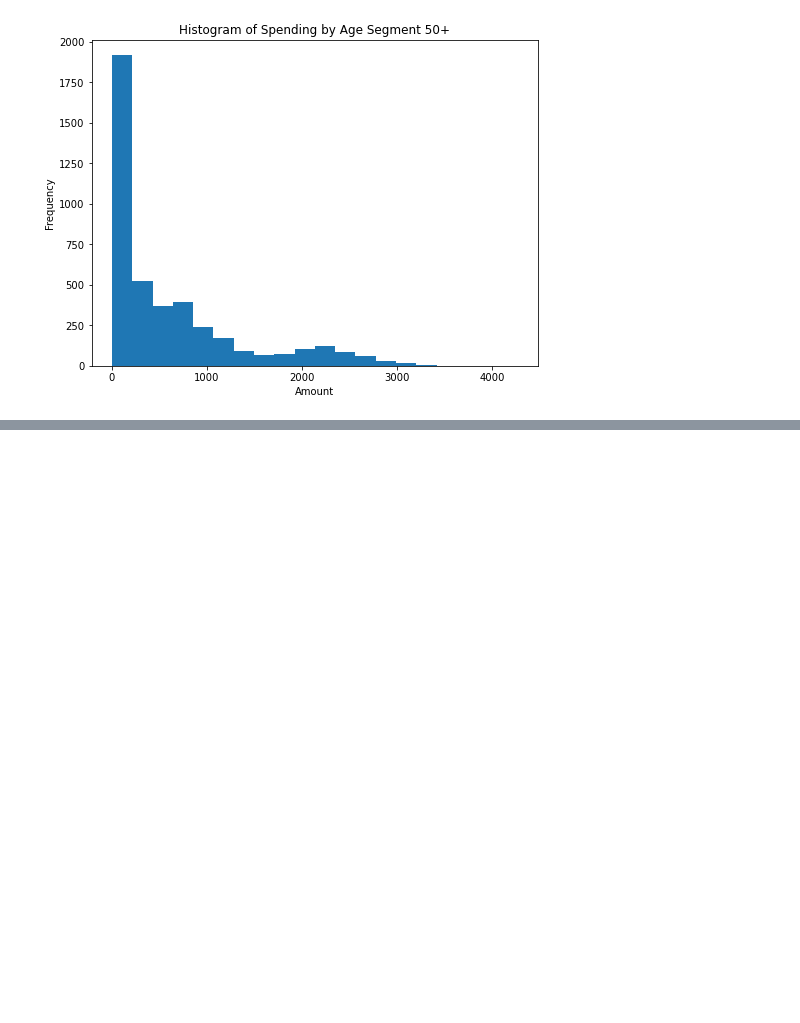
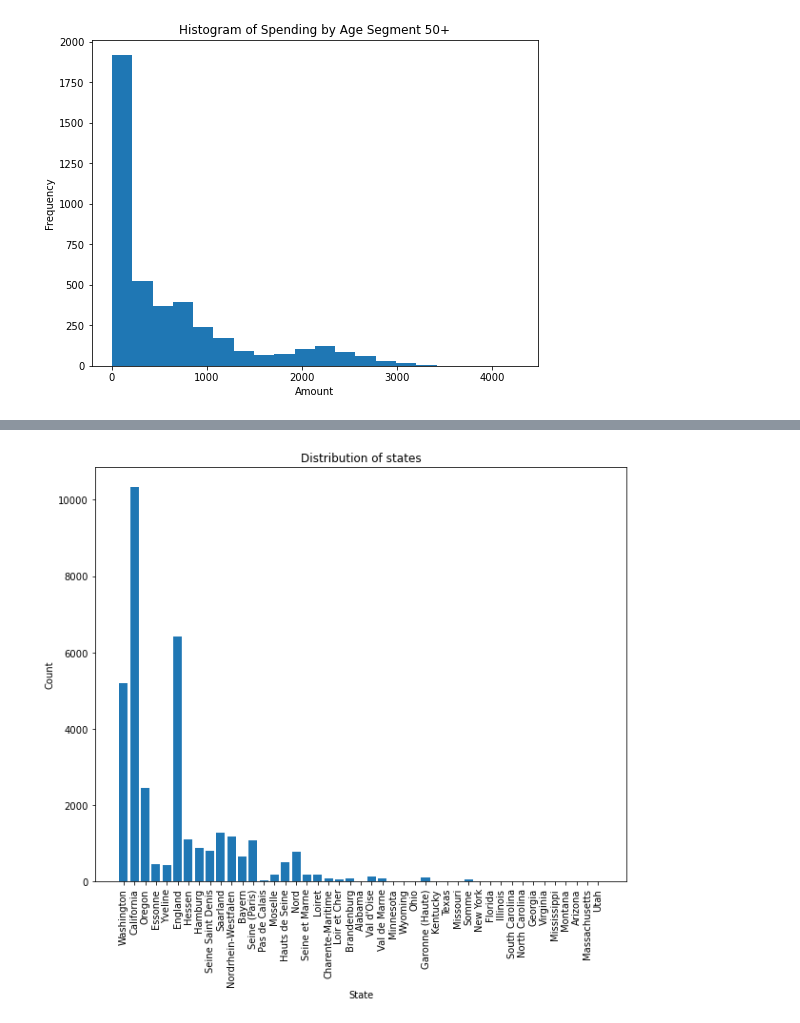
Before and after one commit to Taha028/Analyzing-Customer-Spending-Pattern, a Jupyter notebook: Analysis Of Customer Spending Pattern.ipynb, the cells around one changed output, grey strips where cells are left out. Saved outputs shown, nothing was run; the diff lists cells and outputs as text; code cells hidden in the pictures; blank space fills up the shorter version.

```diff
--- a/Analysis Of Customer Spending Pattern.ipynb
+++ b/Analysis Of Customer Spending Pattern.ipynb
@@ -254,0 +322,7 @@ dtype: int64
+# %%
+freq={}
+for i in dataframe['State']:
+    if i in freq:
+        freq[i]+=1
+    else:
+        freq[i]=1
@@ -254,0 +349,11 @@ dtype: int64
+# %%
+plt.figure(figsize=(10,8))
+plt.bar(freq.keys(), freq.values())
+plt.xticks(rotation=90)
+plt.xlabel('State')
+plt.ylabel('Count')
+plt.title('Distribution of states')
+plt.show()
+#We can say that the people of california spends more than all the cities as we can see they spend way more than every city as they look like outlier thier
+# %% [output]
+[figure, added]
```
Also changed, not shown: parts of 33 cells of this notebook.
